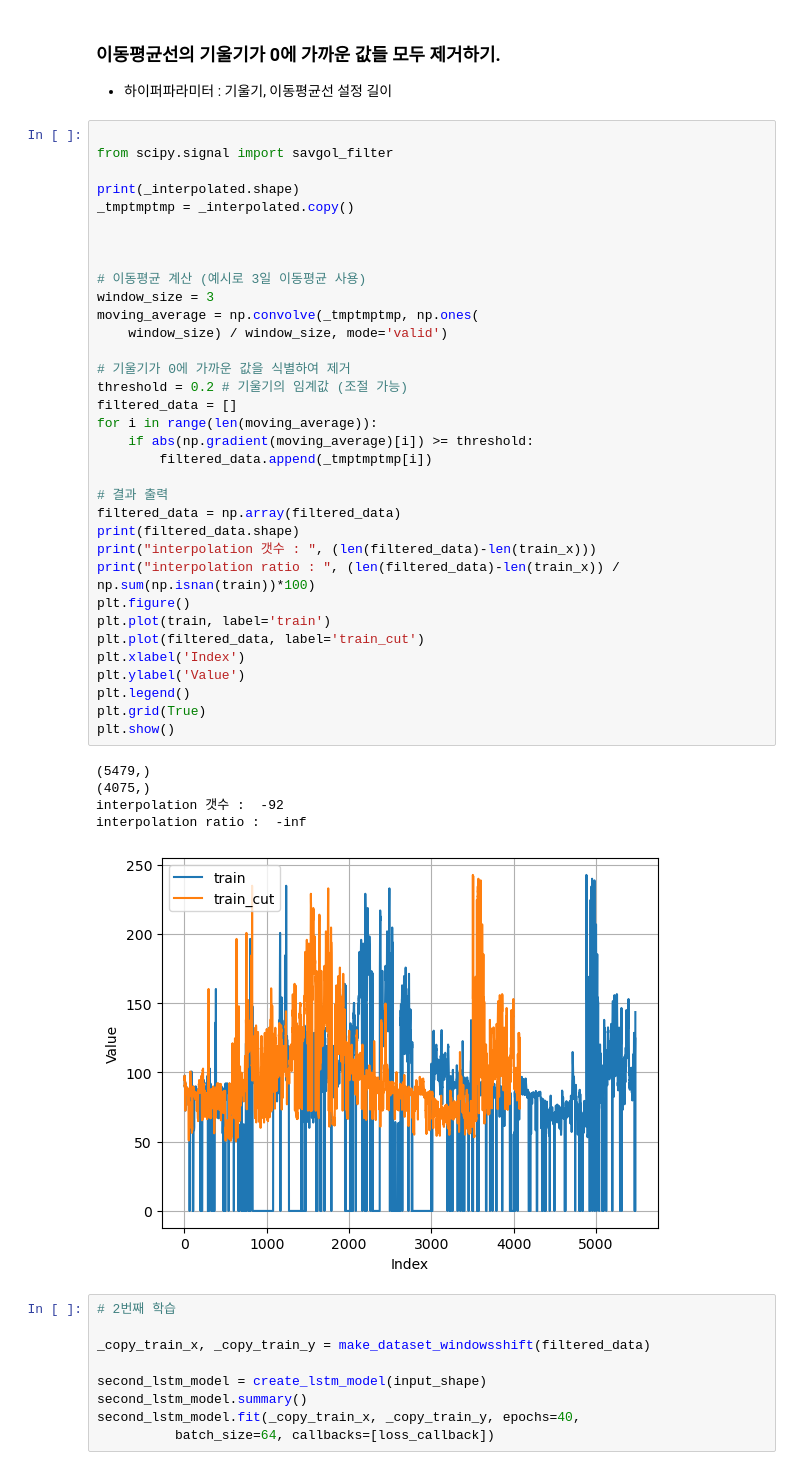
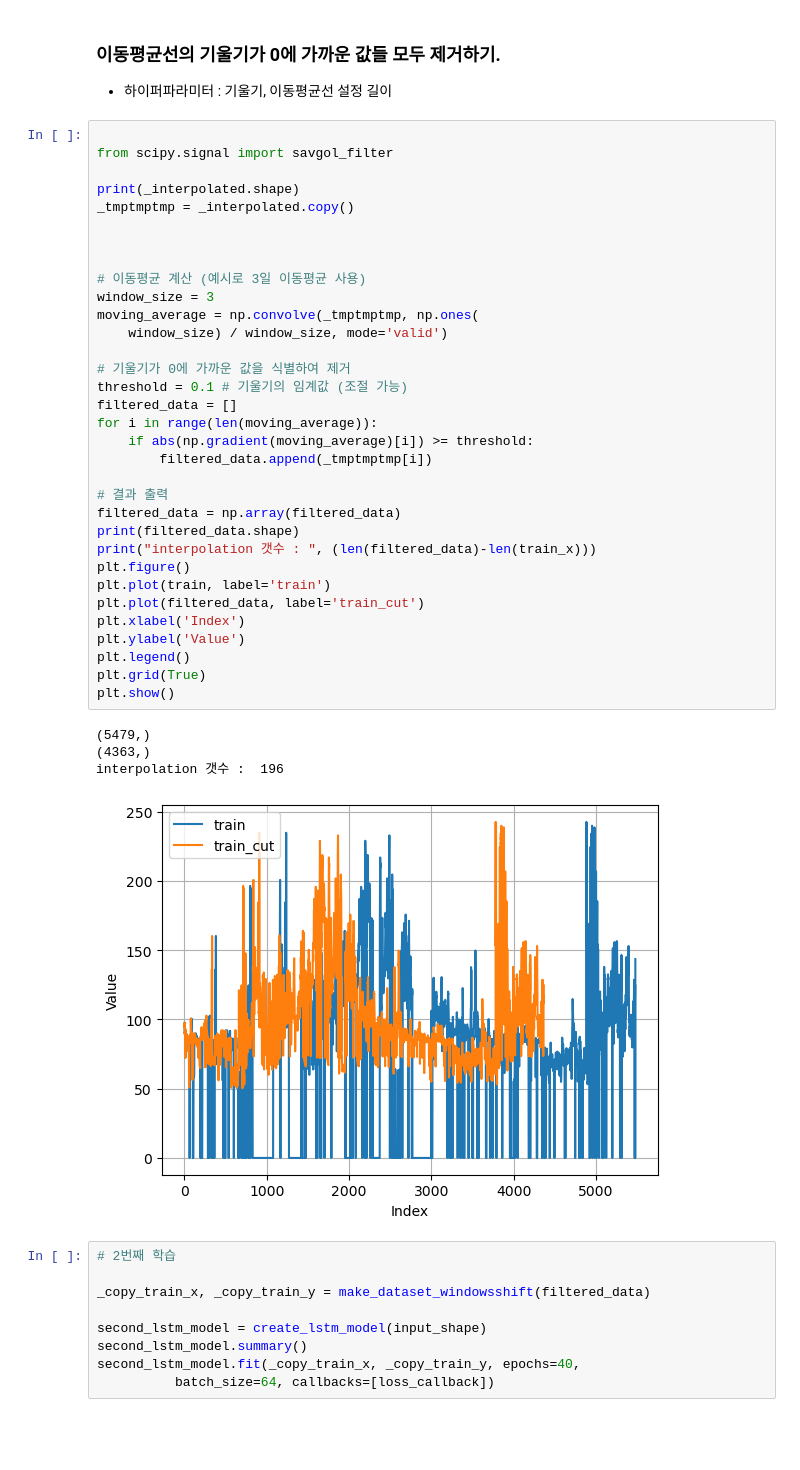
Before and after one commit to jiho264/solarAI, a Jupyter notebook: add_model_double_interpolation.ipynb, the cells around one changed output. Saved outputs shown, nothing was run; the diff lists cells and outputs as text; blank space fills up the shorter version.

```diff
--- a/addinteroplation.ipynb
+++ b/add_model_double_interpolation.ipynb
@@ -232,39 +232,37 @@ from scipy.signal import savgol_filter
 print(_interpolated.shape)
 _tmptmptmp = _interpolated.copy()
 
 
 
 # 이동평균 계산 (예시로 3일 이동평균 사용)
 window_size = 3
 moving_average = np.convolve(_tmptmptmp, np.ones(
     window_size) / window_size, mode='valid')
 
 # 기울기가 0에 가까운 값을 식별하여 제거
-threshold = 0.2 # 기울기의 임계값 (조절 가능)
+threshold = 0.1 # 기울기의 임계값 (조절 가능)
 filtered_data = []
 for i in range(len(moving_average)):
     if abs(np.gradient(moving_average)[i]) >= threshold:
         filtered_data.append(_tmptmptmp[i])
 
 # 결과 출력
 filtered_data = np.array(filtered_data)
 print(filtered_data.shape)
 print("interpolation 갯수 : ", (len(filtered_data)-len(train_x)))
-print("interpolation ratio : ", (len(filtered_data)-len(train_x)) / np.sum(np.isnan(train))*100)
 plt.figure()
 plt.plot(train, label='train')
 plt.plot(filtered_data, label='train_cut')
 plt.xlabel('Index')
 plt.ylabel('Value')
 plt.legend()
 plt.grid(True)
 plt.show()
 # %% [output]
 (5479,)
-(4075,)
-interpolation 갯수 :  -92
-interpolation ratio :  -inf
+(4363,)
+interpolation 갯수 :  196
-[figure, old version]
+[figure, new version]
 # %%
 # 2번째 학습
 
```
Also changed, not shown: 1 other file.
